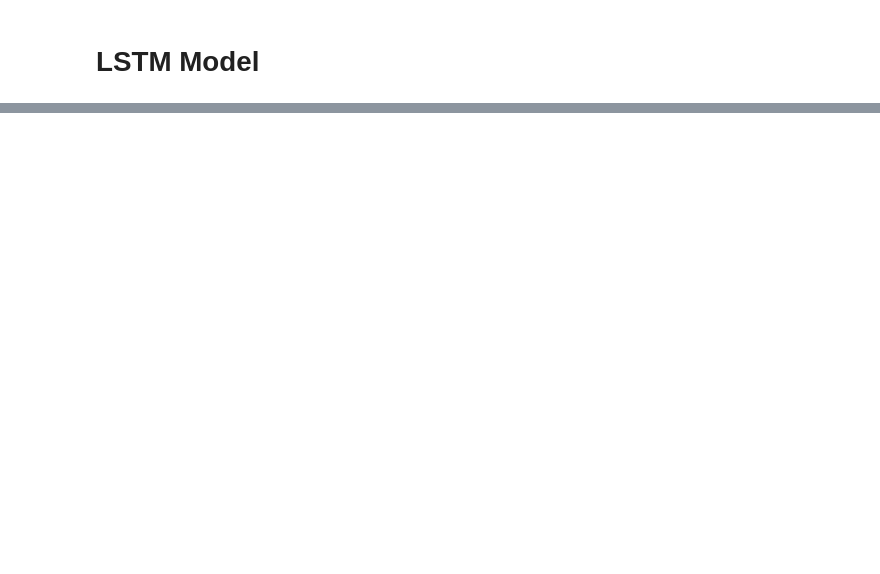
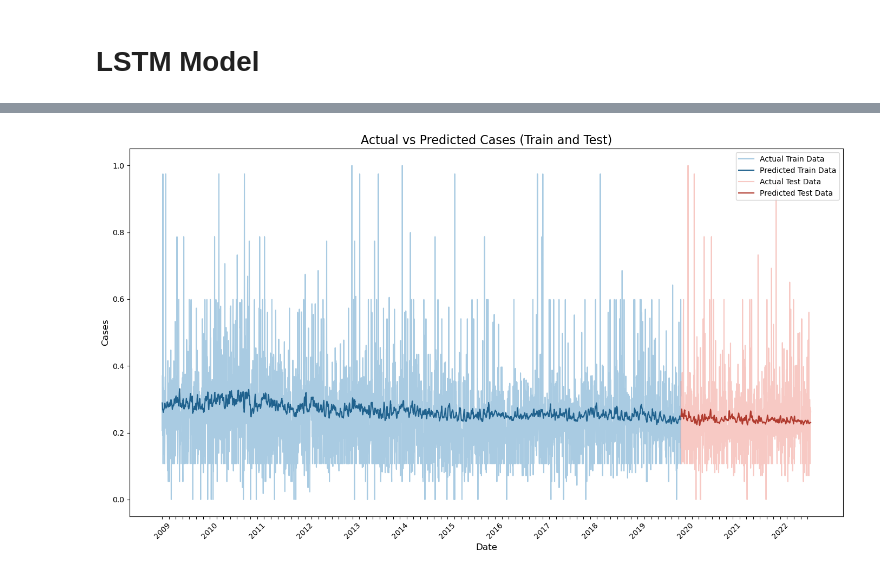
Before and after one commit to Nainho1703/Master_Tesis, a Jupyter notebook: 5.- Time Series.ipynb, the cells around one changed output, grey strips where cells are left out. Cells and saved outputs as stored; diff of their text form; code cells hidden in the pictures; blank space fills up the shorter version.

```diff
--- a/5.- Time Series.ipynb
+++ b/5.- Time Series.ipynb
@@ -705,0 +731,48 @@ df_final
+# %%
+import matplotlib.pyplot as plt
+
+# Plotting actual vs predicted data for both training and test sets
+plt.figure(figsize=(14, 8))
+
+# Plot training data
+plt.plot(y_train, label='Actual Train Data', color='#5499C7', alpha=0.5)
+
+# Plot predicted training data
+y_pred_train = model.predict(X_train)
+plt.plot(y_pred_train, label='Predicted Train Data', color='#1F618D')
+
+# Plot test data
+plt.plot(range(len(y_train), len(y_train) + len(y_test)), y_test, label='Actual Test Data', color='#F1948A', alpha=0.5)
+
+# Plot predicted test data
+plt.plot(range(len(y_train), len(y_train) + len(y_test)), y_pred, label='Predicted Test Data', color='#B03A2E')
+
+# Add labels and title
+plt.xlabel('Date',fontsize=12)
+plt.ylabel('Cases',fontsize=12)
+plt.title('Actual vs Predicted Cases (Train and Test)',fontsize=16)
+plt.legend()
+
+
+ticks = np.arange(0, len(y_train) + len(y_test), 52)
+
+# Create labels array
+labels = []
+year=2009
+
+for i in range(len(ticks)):
+
+    if i % 7 == 0:
+
+        labels.append(year)
+        year=year+1
+    else:
+        labels.append("")
+
+plt.xticks(ticks=ticks, labels=labels, rotation=45)
+
+# Show plot
+plt.tight_layout()
+plt.savefig("Documentacion\\figures\\lstm_pred_"+str(l_provincias)+".png",dpi=310)
+plt.show()
+# %% [output]
@@ -705,0 +780 @@ df_final
+[figure, added]
```
Also changed, not shown: parts of 21 cells of this notebook.
